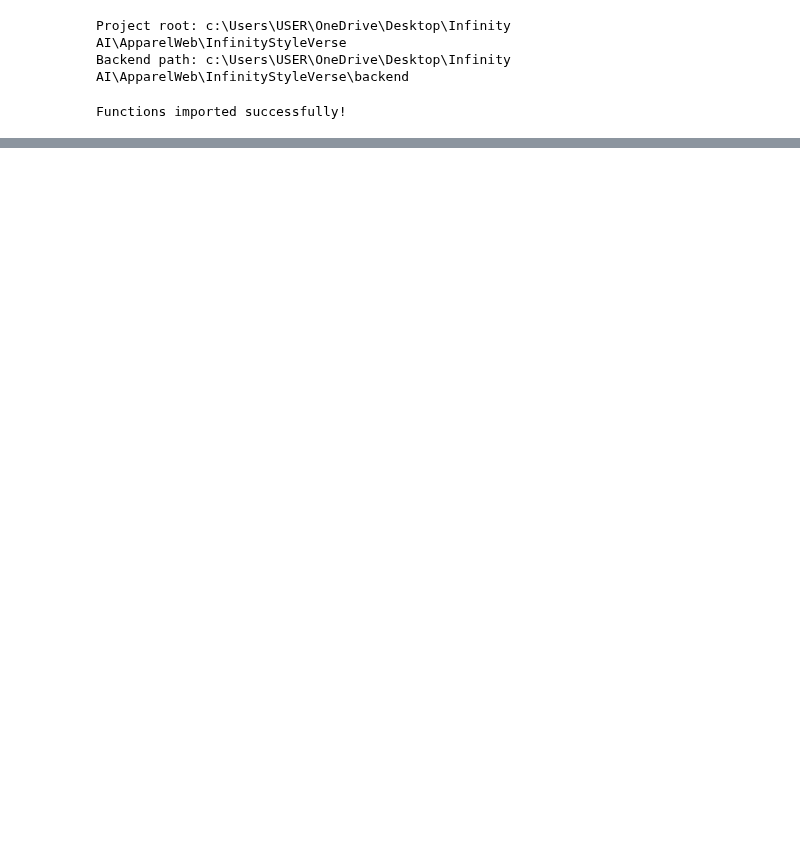
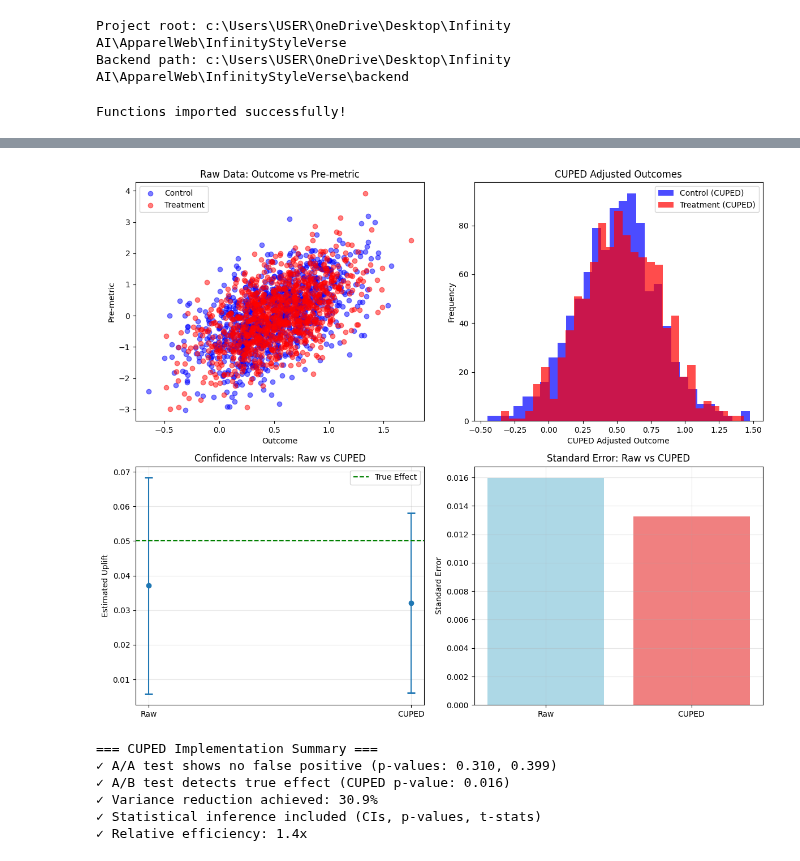
Before and after one commit to San-infinityai/InfinityStyleVerse, a Jupyter notebook: notebooks/experimentation/validate_cuped.ipynb, the cells around one changed output, grey strips where cells are left out. Drawn from its saved outputs; the diff is of its cells as text; code cells hidden in the pictures; blank space fills up the shorter version.

```diff
--- a/notebooks/experimentation/validate_cuped.ipynb
+++ b/notebooks/experimentation/validate_cuped.ipynb
@@ -73,0 +176,50 @@ CUPED Results: {'theta': np.float64(0.1941080430411694), 'control_mean_raw': np.
+# %%
+fig, axes = plt.subplots(2, 2, figsize=(12, 10))
+
+# Plot 1: Raw vs CUPED outcomes for A/B test
+axes[0,0].scatter(control_ab["outcome"], control_ab["pre_metric"], alpha=0.5, label='Control', color='blue')
+axes[0,0].scatter(treatment_ab["outcome"], treatment_ab["pre_metric"], alpha=0.5, label='Treatment', color='red')
+axes[0,0].set_xlabel('Outcome')
+axes[0,0].set_ylabel('Pre-metric')
+axes[0,0].set_title('Raw Data: Outcome vs Pre-metric')
+axes[0,0].legend()
+
+# Plot 2: CUPED adjusted outcomes
+control_adj_ab = (control_ab["outcome"].values -
+                 results_ab["theta"] * (control_ab["pre_metric"].values - results_ab["covariate_mean"]))
+treatment_adj_ab = (treatment_ab["outcome"].values -
+                   results_ab["theta"] * (treatment_ab["pre_metric"].values - results_ab["covariate_mean"]))
+
+axes[0,1].hist(control_adj_ab, alpha=0.7, label='Control (CUPED)', color='blue', bins=30)
+axes[0,1].hist(treatment_adj_ab, alpha=0.7, label='Treatment (CUPED)', color='red', bins=30)
+axes[0,1].set_xlabel('CUPED Adjusted Outcome')
+axes[0,1].set_ylabel('Frequency')
+axes[0,1].set_title('CUPED Adjusted Outcomes')
+axes[0,1].legend()
+
+# Plot 3: Confidence intervals comparison
+methods = ['Raw', 'CUPED']
+uplifts = [results_ab['uplift_raw'], results_ab['uplift_cuped']]
+ci_lowers = [results_ab['ci_raw'][0], results_ab['ci_cuped'][0]]
+ci_uppers = [results_ab['ci_raw'][1], results_ab['ci_cuped'][1]]
+errors = [[uplifts[i] - ci_lowers[i] for i in range(2)],
+          [ci_uppers[i] - uplifts[i] for i in range(2)]]
+
+axes[1,0].errorbar(methods, uplifts, yerr=errors, fmt='o', capsize=5, capthick=2)
+axes[1,0].axhline(y=0.05, color='green', linestyle='--', label='True Effect')
+axes[1,0].set_ylabel('Estimated Uplift')
+axes[1,0].set_title('Confidence Intervals: Raw vs CUPED')
+axes[1,0].legend()
+axes[1,0].grid(True, alpha=0.3)
+
+# Plot 4: Standard error comparison
+se_values = [results_ab['se_raw'], results_ab['se_cuped']]
+axes[1,1].bar(methods, se_values, color=['lightblue', 'lightcoral'])
+axes[1,1].set_ylabel('Standard Error')
+axes[1,1].set_title('Standard Error: Raw vs CUPED')
+axes[1,1].grid(True, alpha=0.3)
+
+plt.tight_layout()
+plt.show()
+# %% [output]
+[figure, added]
@@ -73,0 +228,14 @@ CUPED Results: {'theta': np.float64(0.1941080430411694), 'control_mean_raw': np.
+# %%
+print(f"\n=== CUPED Implementation Summary ===")
+print(f"✓ A/A test shows no false positive (p-values: {results_aa['p_value_raw']:.3f}, {results_aa['p_value_cuped']:.3f})")
+print(f"✓ A/B test detects true effect (CUPED p-value: {results_ab['p_value_cuped']:.3f})")
+print(f"✓ Variance reduction achieved: {results_ab['var_reduction']:.1%}")
+print(f"✓ Statistical inference included (CIs, p-values, t-stats)")
+print(f"✓ Relative efficiency: {results_ab['relative_efficiency']:.1f}x")
+# %% [output]
+=== CUPED Implementation Summary ===
+✓ A/A test shows no false positive (p-values: 0.310, 0.399)
+✓ A/B test detects true effect (CUPED p-value: 0.016)
+✓ Variance reduction achieved: 30.9%
+✓ Statistical inference included (CIs, p-values, t-stats)
+✓ Relative efficiency: 1.4x
```
Also changed, not shown: parts of 16 cells of this notebook, 4 other files.
